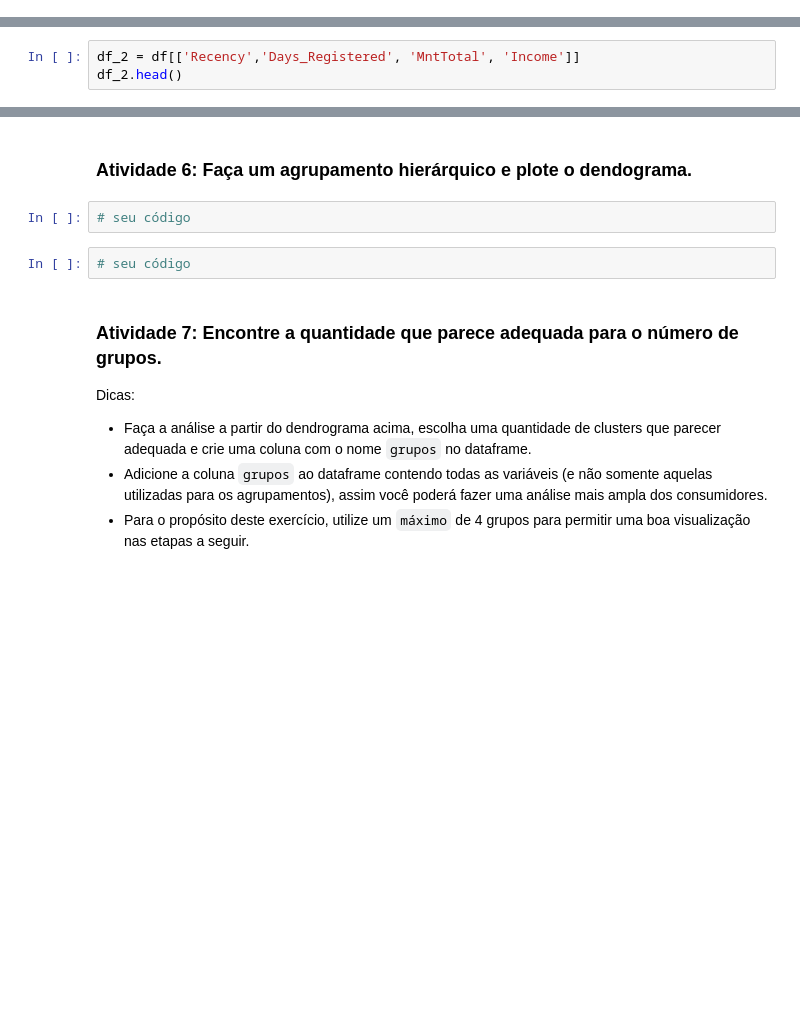
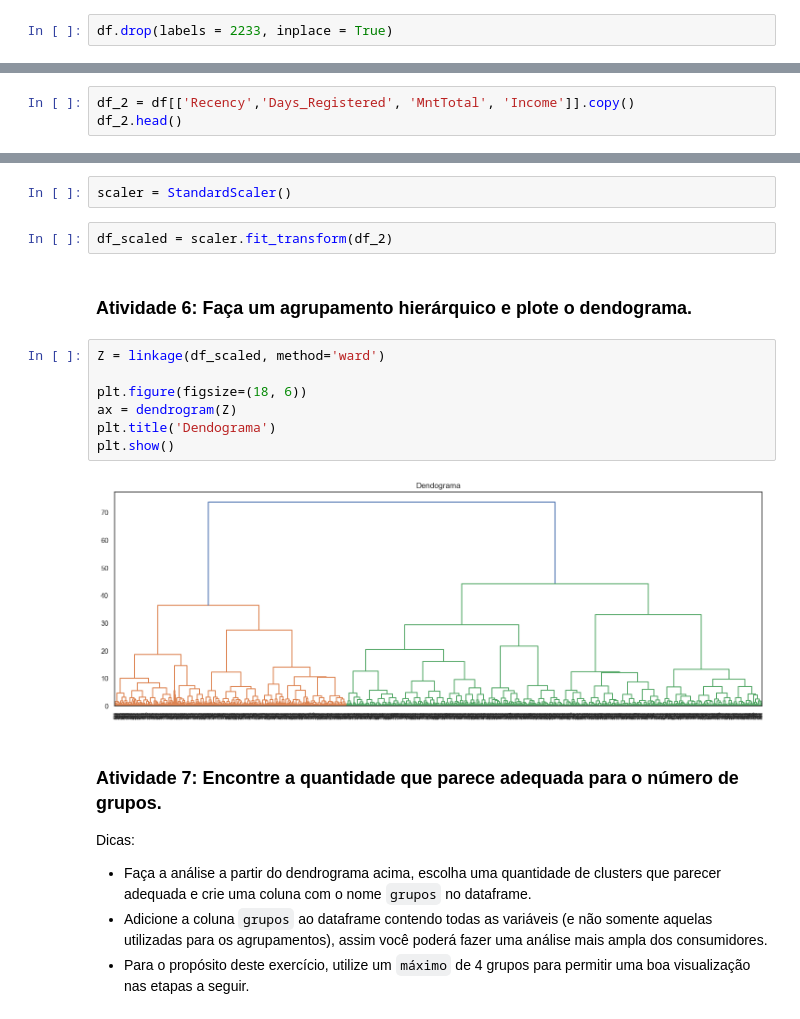
Before and after one commit to AurelioGuilherme/Sirius, a Jupyter notebook: 2 - Estatistica descritiva II/S2D4/Notebook/Semana4_Exercício.ipynb, the cells around one changed output, grey strips where cells are left out. Drawn from its saved outputs; the diff is of its cells as text; blank space fills up the shorter version.

```diff
--- a/2 - Estatistica descritiva II/S2D4/Notebook/Semana4_Exercício.ipynb
+++ b/2 - Estatistica descritiva II/S2D4/Notebook/Semana4_Exercício.ipynb
@@ -262,3 +273,5 @@ Como a váriavel `Income` trata-se da renda familiar anual, é plausivel que exi
+# %%
+df.drop(labels = 2233, inplace = True)
 # %% [markdown]
 **MntFruits**
 # %%
@@ -569,7 +582,7 @@ df['MntTotal'] = df.MntFruits + df.MntMeatProducts + df.MntSweetProducts + df.Mn
 # %% [markdown]
 ### Atividade 4: Crie um DataFrame apenas com as colunas `Recency`, `Days_Registered`, `MntTotal` e `Income` e use-o para fazer o agrupamento.
 # %%
-df_2 = df[['Recency','Days_Registered', 'MntTotal', 'Income']]
+df_2 = df[['Recency','Days_Registered', 'MntTotal', 'Income']].copy()
 df_2.head()
 # %% [output]
 |  | Recency | Days_Registered | MntTotal | Income |
@@ -585,9 +596,18 @@ df_2.head()
+# %%
+scaler = StandardScaler()
+# %%
+df_scaled = scaler.fit_transform(df_2)
 # %% [markdown]
 ### Atividade 6: Faça um agrupamento hierárquico e plote o dendograma.
-# %%
-# seu código
-# %%
-# seu código
+# %%
+Z = linkage(df_scaled, method='ward')
+
+plt.figure(figsize=(18, 6))
+ax = dendrogram(Z)
+plt.title('Dendograma')
+plt.show()
+# %% [output]
+[figure, added]
 # %% [markdown]
 ### Atividade 7: Encontre a quantidade que parece adequada para o número de grupos.
 Dicas:
```
Also changed, not shown: parts of 29 cells of this notebook.
